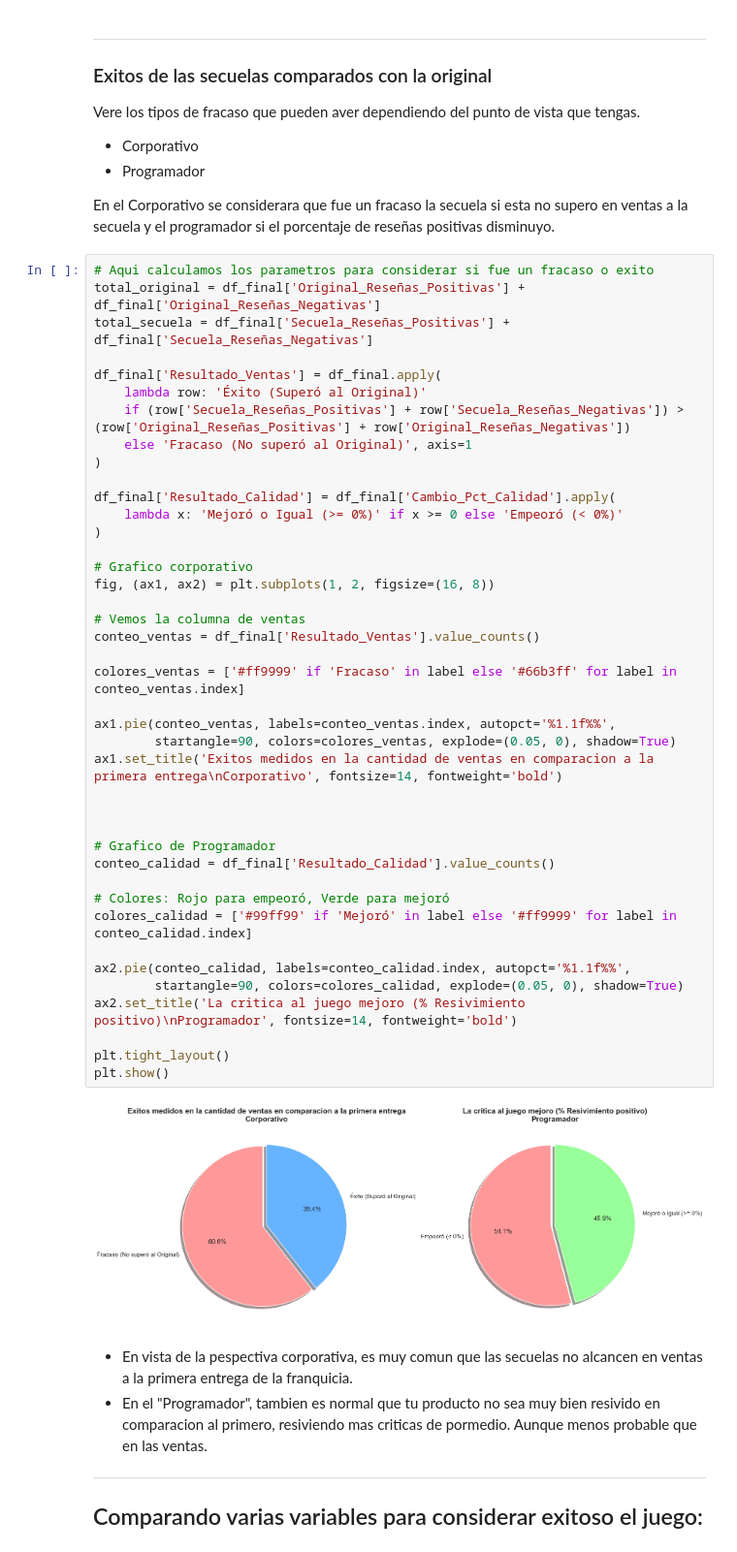
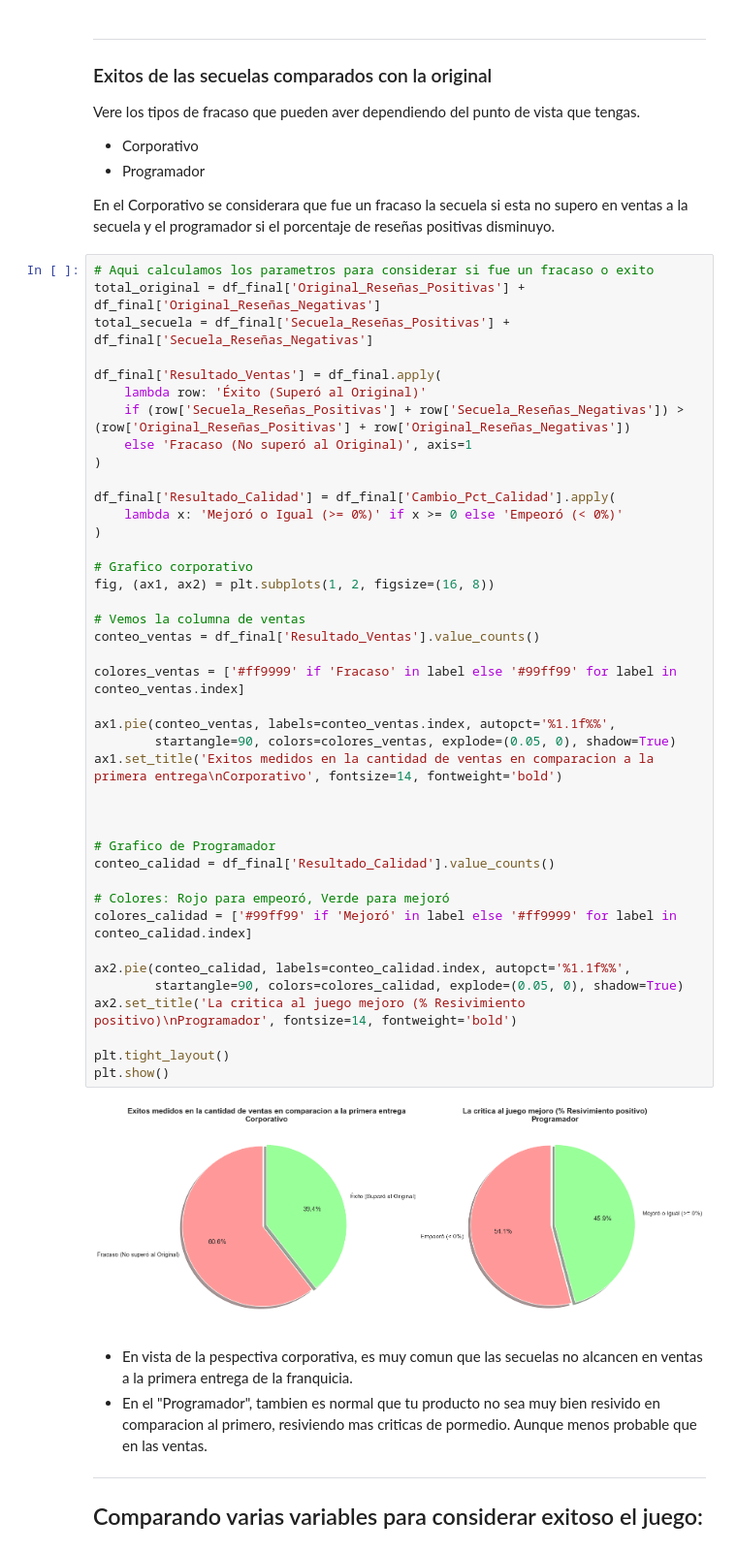
Before and after one commit to claudiocanales721/Proyecto-cs-de-datos, a Jupyter notebook: Partes_separadas_del_proyecto/chichoRM/EDA_Primer_vistaso_opiniones.ipynb, the cells around one changed output. Shown: that part at 97% size. Cells and saved outputs as stored; diff of their text form.

```diff
--- a/Partes_separadas_del_proyecto/chichoRM/EDA_Primer_vistaso_opiniones.ipynb
+++ b/Partes_separadas_del_proyecto/chichoRM/EDA_Primer_vistaso_opiniones.ipynb
@@ -115,35 +115,35 @@ df_final['Resultado_Ventas'] = df_final.apply(
 df_final['Resultado_Calidad'] = df_final['Cambio_Pct_Calidad'].apply(
     lambda x: 'Mejoró o Igual (>= 0%)' if x >= 0 else 'Empeoró (< 0%)'
 )
 
 # Grafico corporativo
 fig, (ax1, ax2) = plt.subplots(1, 2, figsize=(16, 8))
 
 # Vemos la columna de ventas
 conteo_ventas = df_final['Resultado_Ventas'].value_counts()
 
-colores_ventas = ['#ff9999' if 'Fracaso' in label else '#66b3ff' for label in conteo_ventas.index]
+colores_ventas = ['#ff9999' if 'Fracaso' in label else '#99ff99' for label in conteo_ventas.index]
 
 ax1.pie(conteo_ventas, labels=conteo_ventas.index, autopct='%1.1f%%',
         startangle=90, colors=colores_ventas, explode=(0.05, 0), shadow=True)
 ax1.set_title('Exitos medidos en la cantidad de ventas en comparacion a la primera entrega\nCorporativo', fontsize=14, fontweight='bold')
 
 
 
 # Grafico de Programador
 conteo_calidad = df_final['Resultado_Calidad'].value_counts()
 
 # Colores: Rojo para empeoró, Verde para mejoró
 colores_calidad = ['#99ff99' if 'Mejoró' in label else '#ff9999' for label in conteo_calidad.index]
 
 ax2.pie(conteo_calidad, labels=conteo_calidad.index, autopct='%1.1f%%',
         startangle=90, colors=colores_calidad, explode=(0.05, 0), shadow=True)
 ax2.set_title('La critica al juego mejoro (% Resivimiento positivo)\nProgramador', fontsize=14, fontweight='bold')
 
 plt.tight_layout()
 plt.show()
 # %% [output]
-[figure, old version]
+[figure, new version]
 # %% [markdown]
 - En vista de la pespectiva corporativa, es muy comun que las secuelas no alcancen en ventas a la primera entrega de la franquicia.
 - En el "Programador", tambien es normal que tu producto no sea muy bien resivido en comparacion al primero, resiviendo mas criticas de pormedio. Aunque menos probable que en las ventas.
```
Also changed, not shown: 2 other files.
